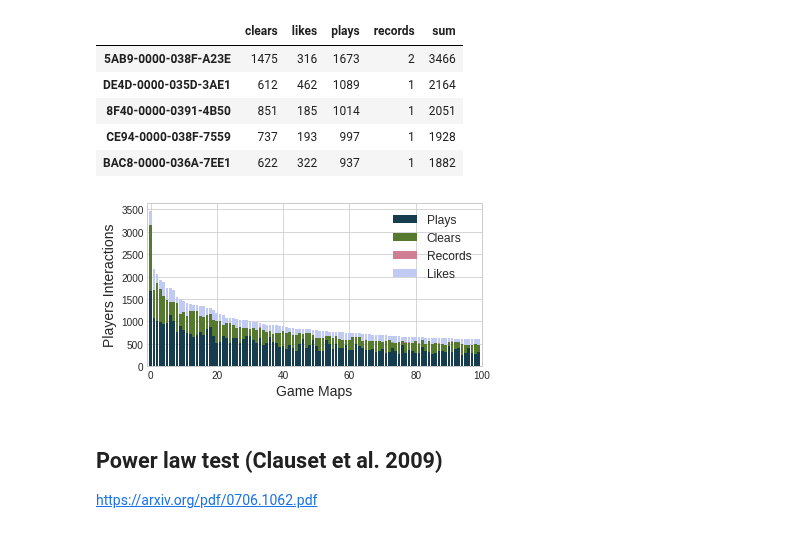
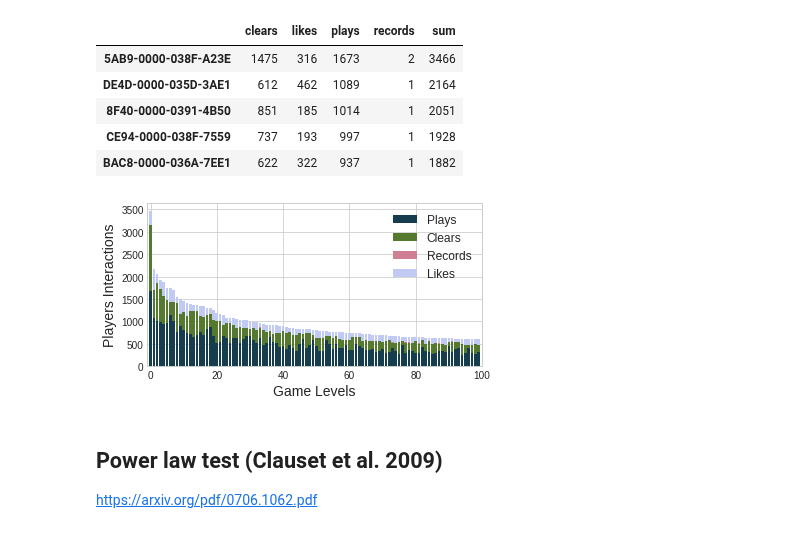
Before and after one commit to leomaurodesenv/smmnet, a Jupyter notebook: jupyter/interactions.ipynb, the cells around one changed output. Saved outputs shown, nothing was run; the diff lists cells and outputs as text; code cells hidden in the pictures.

Commit message:
review plots

```diff
--- a/jupyter/interactions.ipynb
+++ b/jupyter/interactions.ipynb
@@ -143,27 +143,27 @@ axis_likes = df['likes'].tolist()[0:limit]
 # %%
 # plot
 fig, ax = plt.subplots()
 bottom_records  = [axis_plays[i] + axis_clears[i] for i in range(0, limit)]
 bottom_likes    = [bottom_records[i] + axis_records[i] for i in range(0, limit)]
 
 # bar plot
 p1 = plt.bar(range(0, limit), axis_plays, color=palette[0], label='Plays')
 p2 = plt.bar(range(0, limit), axis_clears, bottom=axis_plays, color=palette[1], label='Clears')
 p3 = plt.bar(range(0, limit), axis_records, bottom=bottom_records, color=palette[2], label='Records')
 p4 = plt.bar(range(0, limit), axis_likes, bottom=bottom_likes, color=palette[3], label='Likes')
 
 # texts and labels
 plt.ylabel('Players Interactions', fontsize=fontsize)
-plt.xlabel('Game Maps', fontsize=fontsize)
+plt.xlabel('Game Levels', fontsize=fontsize)
 ax.legend(prop={'size':fontsize-2})
 
 # ticks
 fig.set_size_inches(6, 3, forward=True)
 plt.xlim(-1, 100)
-# plt.savefig('%s/%s.pdf' % (plot_folder, 'interactions'), dpi=300)
+plt.savefig('%s/%s.pdf' % (plot_folder, 'interactions'), dpi=300)
 plt.show()
 # %% [output]
-[figure, old version]
+[figure, new version]
 # %% [markdown]
 ## Power law test  (Clauset et al. 2009)
 
```
Also changed, not shown: 4 other files.
